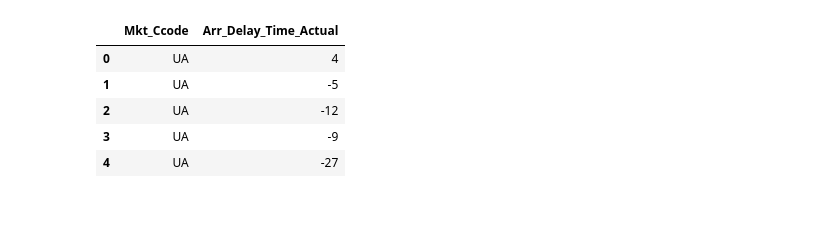
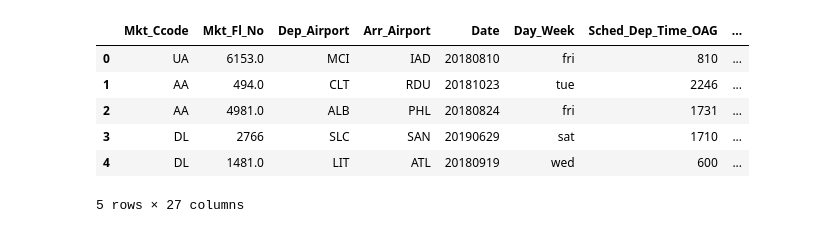
Before and after one commit to andrew-ana/machine-learning-project, a Jupyter notebook: diana_working_directory/p3notebook3.ipynb, the cells around one changed output. Saved outputs shown, nothing was run; the diff lists cells and outputs as text; code cells hidden in the pictures.

```diff
--- a/diana_working_directory/p3notebook3.ipynb
+++ b/diana_working_directory/p3notebook3.ipynb
@@ -25,2 +30,2 @@ engine = create_engine(database_path)
 # %%
-main_df = pd.read_sql_query('select "Mkt_Ccode", "Arr_Delay_Time_Actual" from main_airline;', con=engine)
+test_df = pd.read_sql_query('select * from main_airline order by random() limit 10000;', con=engine)
@@ -27,9 +52,12 @@ main_df = pd.read_sql_query('select "Mkt_Ccode", "Arr_Delay_Time_Actual" from ma
+# %%
+test = test_df.drop(columns = ["index", "Gate_Dep_Time_Actual", "Arr_Delay_Time_Actual", "Dep_Delay_Time_Actual", "Gate_Arr_Time_Actual"])
 # %%
-main_df.head()
+test.head()
 # %% [output]
-|  | Mkt_Ccode | Arr_Delay_Time_Actual |
-| 0 | UA | 4 |
-| 1 | UA | -5 |
-| 2 | UA | -12 |
-| 3 | UA | -9 |
-| 4 | UA | -27 |
+|  | Mkt_Ccode | Mkt_Fl_No | Dep_Airport | Arr_Airport | Date | Day_Week | Sched_Dep_Time_OAG | ... |
+| 0 | UA | 6153.0 | MCI | IAD | 20180810 | fri | 810 | ... |
+| 1 | AA | 494.0 | CLT | RDU | 20181023 | tue | 2246 | ... |
+| 2 | AA | 4981.0 | ALB | PHL | 20180824 | fri | 1731 | ... |
+| 3 | DL | 2766 | SLC | SAN | 20190629 | sat | 1710 | ... |
+| 4 | DL | 1481.0 | LIT | ATL | 20180919 | wed | 600 | ... |
+5 rows × 27 columns
```
Also changed, not shown: parts of 18 cells of this notebook, 4 other files.
